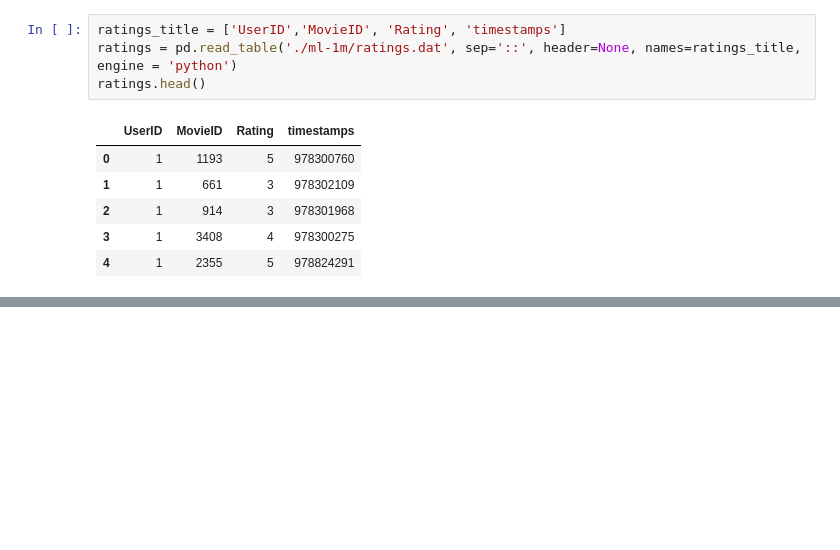
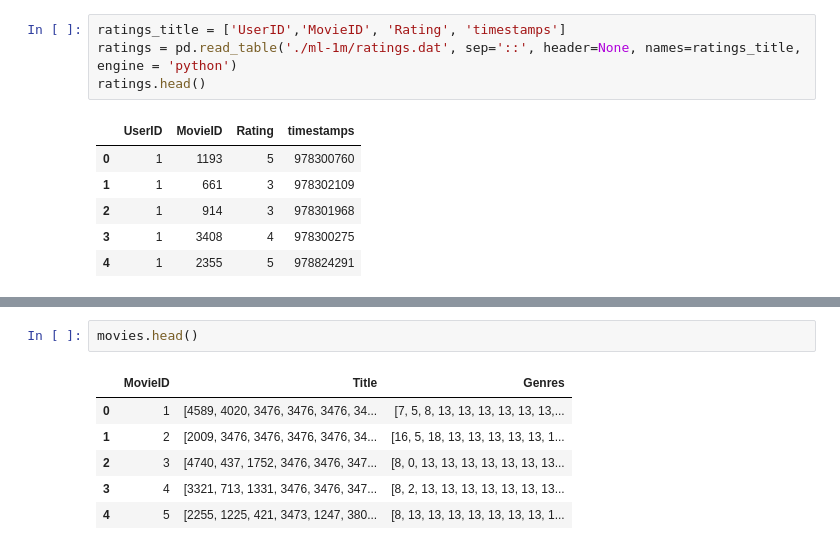
Before and after one commit to miaopei/MachineLearning, a Jupyter notebook: uda_project/P7/RecommendedSystem/recommender_report.ipynb, the cells around one changed output, grey strips where cells are left out. Saved outputs shown, nothing was run; the diff lists cells and outputs as text; blank space fills up the shorter version.

```diff
--- a/uda_project/P7/RecommendedSystem/recommender_report.ipynb
+++ b/uda_project/P7/RecommendedSystem/recommender_report.ipynb
@@ -329,0 +382,9 @@ def load_data():
+# %%
+movies.head()
+# %% [output]
+|  | MovieID | Title | Genres |
+| 0 | 1 | [4589, 4020, 3476, 3476, 3476, 34... | [7, 5, 8, 13, 13, 13, 13, 13, 13,... |
+| 1 | 2 | [2009, 3476, 3476, 3476, 3476, 34... | [16, 5, 18, 13, 13, 13, 13, 13, 1... |
+| 2 | 3 | [4740, 437, 1752, 3476, 3476, 347... | [8, 0, 13, 13, 13, 13, 13, 13, 13... |
+| 3 | 4 | [3321, 713, 1331, 3476, 3476, 347... | [8, 2, 13, 13, 13, 13, 13, 13, 13... |
+| 4 | 5 | [2255, 1225, 421, 3473, 1247, 380... | [8, 13, 13, 13, 13, 13, 13, 13, 1... |
```
Also changed, not shown: parts of 23 cells of this notebook, 4 other files.
